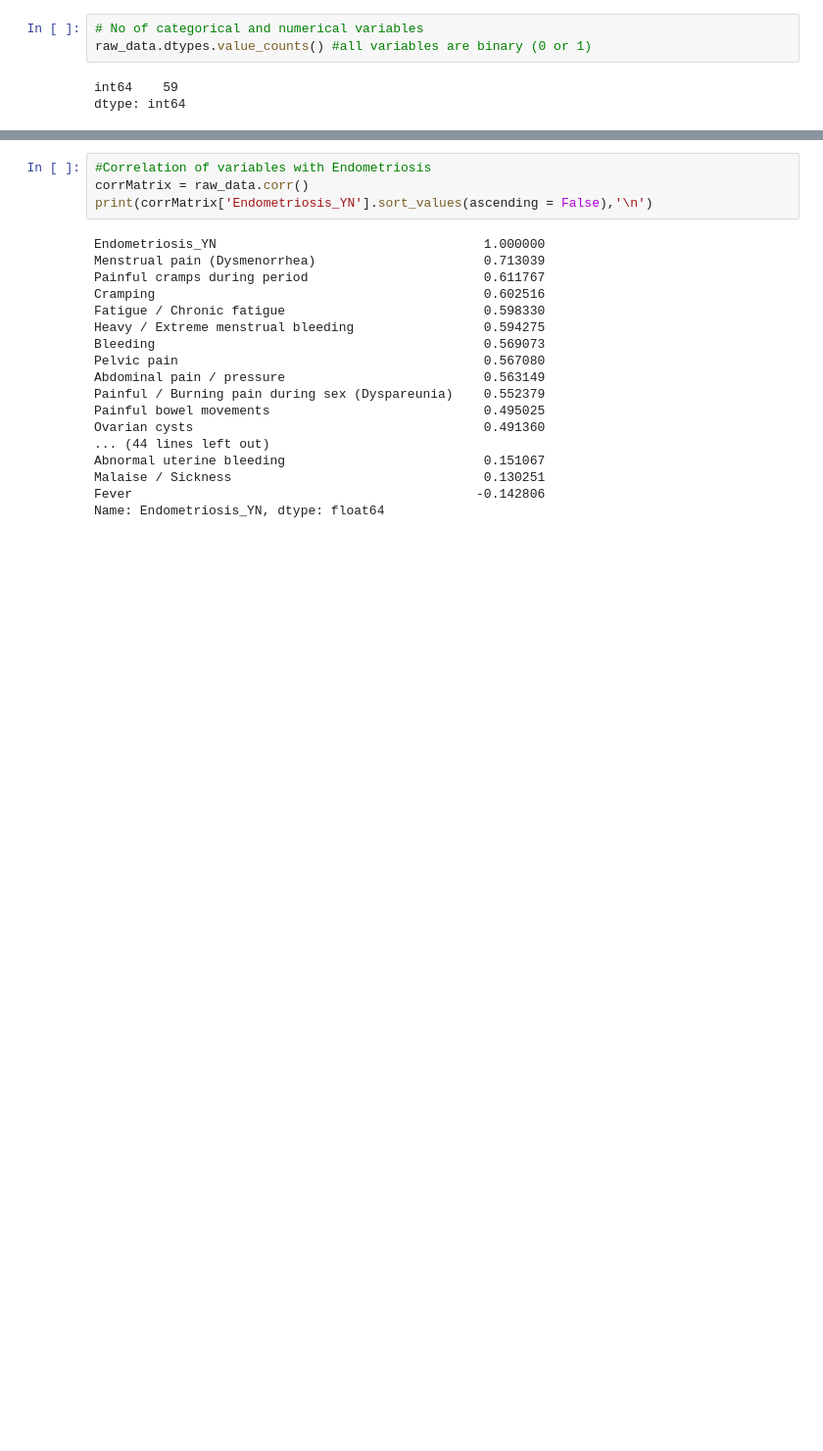
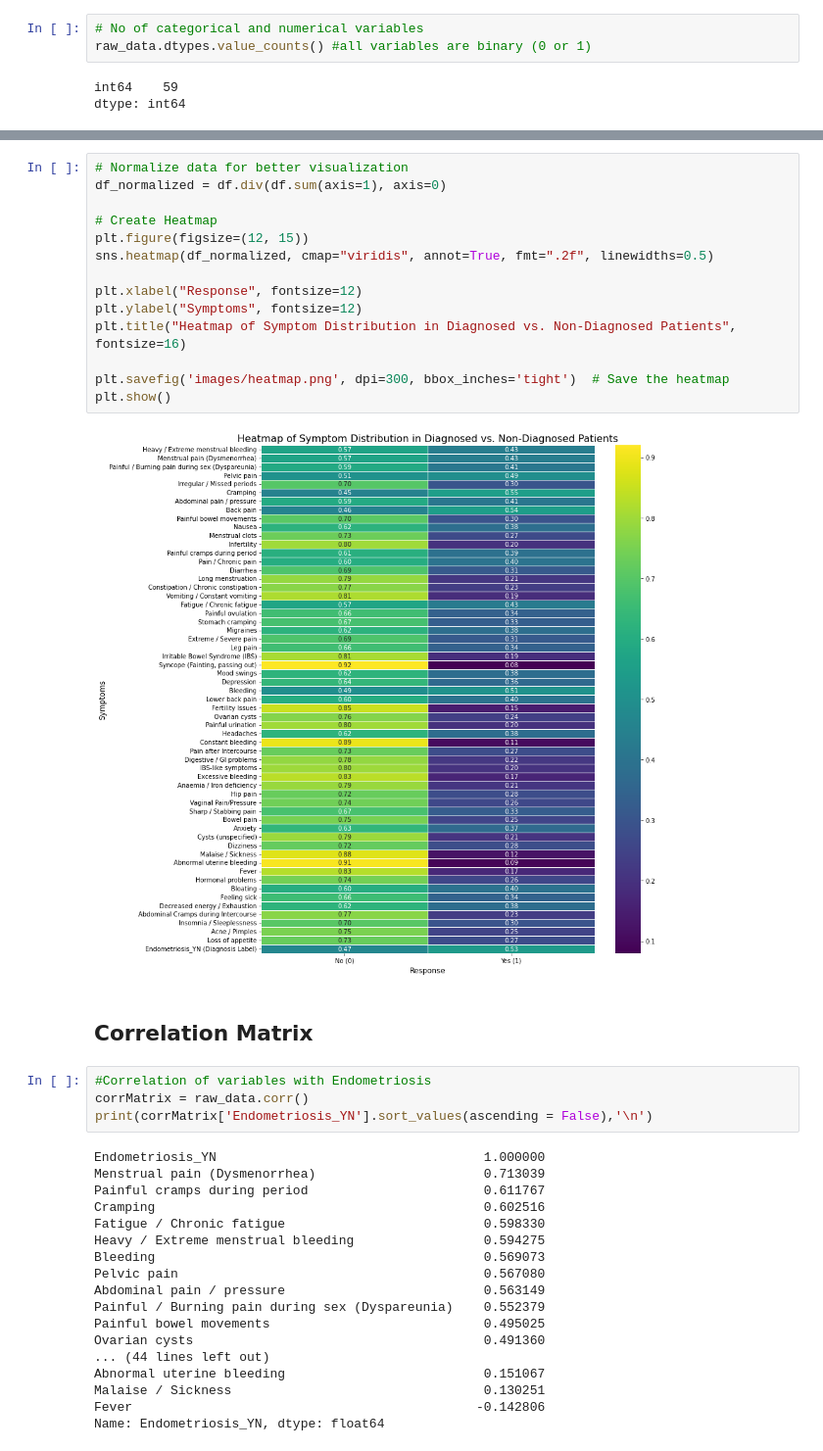
Before and after one commit to britneyv/EndoAI-Diagnostics, a Jupyter notebook: Patient Data Analysis.ipynb, the cells around one changed output, grey strips where cells are left out. Shown at 98% size. Cells and saved outputs as stored; diff of their text form; blank space fills up the shorter version.

```diff
--- a/Patient Data Analysis.ipynb
+++ b/Patient Data Analysis.ipynb
@@ -123,3 +210,21 @@ Correlation Matrix
+# %%
+# Normalize data for better visualization
+df_normalized = df.div(df.sum(axis=1), axis=0)
+
+# Create Heatmap
+plt.figure(figsize=(12, 15))
+sns.heatmap(df_normalized, cmap="viridis", annot=True, fmt=".2f", linewidths=0.5)
+
+plt.xlabel("Response", fontsize=12)
+plt.ylabel("Symptoms", fontsize=12)
+plt.title("Heatmap of Symptom Distribution in Diagnosed vs. Non-Diagnosed Patients", fontsize=16)
+
+plt.savefig('images/heatmap.png', dpi=300, bbox_inches='tight')  # Save the heatmap
+plt.show()
+# %% [output]
+[figure, added]
+# %% [markdown]
+## Correlation Matrix
 # %%
 #Correlation of variables with Endometriosis
 corrMatrix = raw_data.corr()
```
Also changed, not shown: parts of 23 cells of this notebook, 10 other files.
